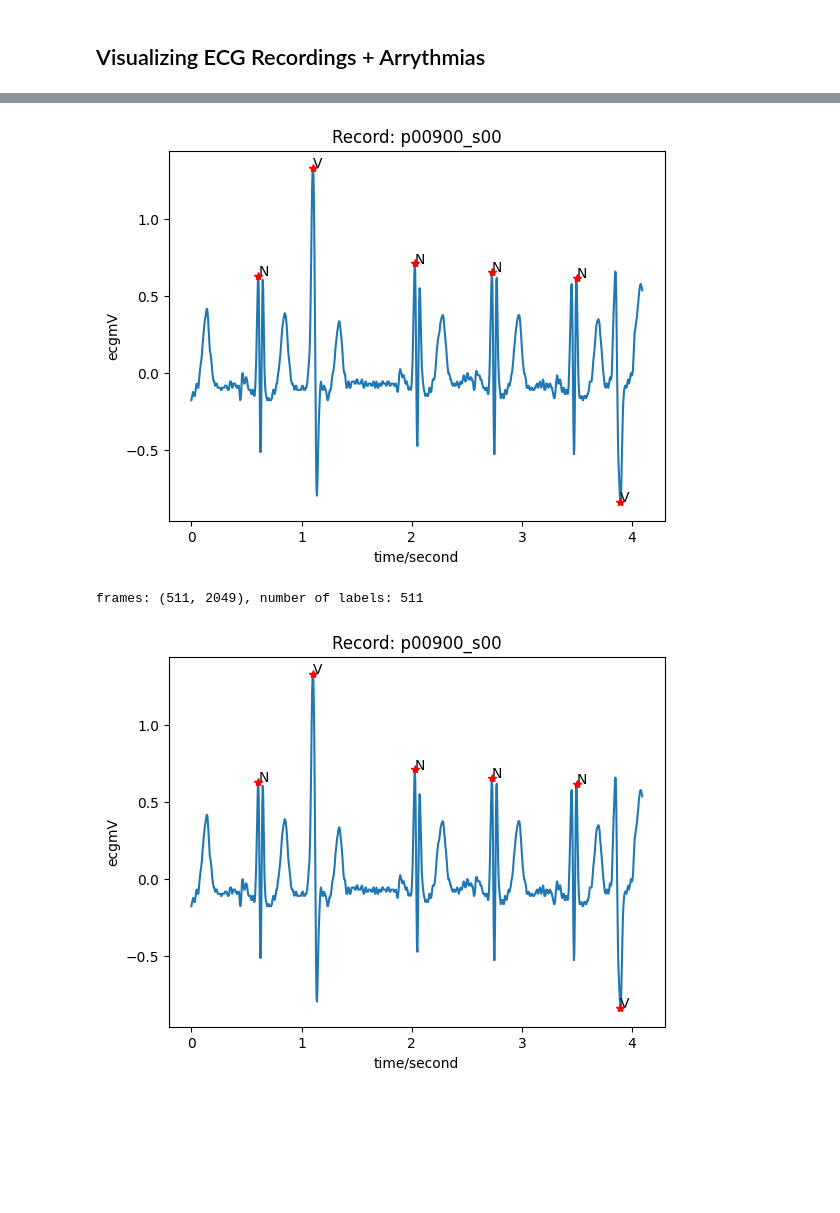
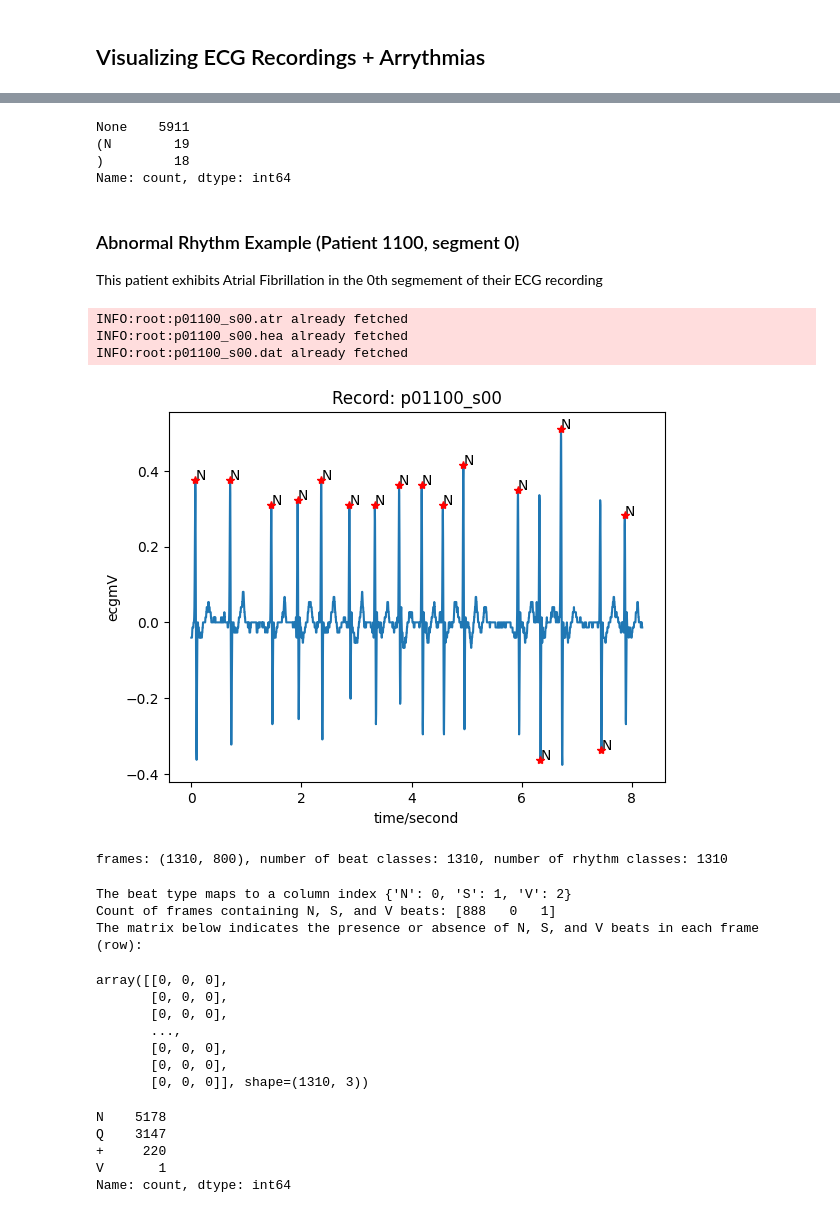
Before and after one commit to zhangchengyue/ECG_Classification, a Jupyter notebook: nbs/eda.ipynb, the cells around one changed output, grey strips where cells are left out. Saved outputs shown, nothing was run; the diff lists cells and outputs as text; code cells hidden in the pictures; blank space fills up the shorter version.

Commit message:
Update data loader to produce input vectors & corresponding (encoded) labels

```diff
--- a/nbs/eda.ipynb
+++ b/nbs/eda.ipynb
@@ -22,0 +22,4 @@ dataset = Icentia11k(Path("../data/icentia11k"))
+# %%
+# Tan et al. (Icentia11k) use a frame length of 2049.
+# However, we choose to use a smaller frame length to accomodate our DeepBeat-inspired model
+dataset = Icentia11k(Path("../data/icentia11k"), frame_length=800)
@@ -30,19 +92,58 @@ INFO:root:Downloading https://physionet.org/files/icentia11k-continuous-ecg/1.0/
+# %%
+# Sanity check: the count of classes above should be less than or equal to the counts from the WFDB file
+# Rhythm annotations are stored in the aux_note property
+pd.Series(ann.aux_note).value_counts()
+# %% [output]
+None    5911
+(N        19
+)         18
+Name: count, dtype: int64
+# %% [markdown]
+### Abnormal Rhythm Example (Patient 1100, segment 0)
+
+This patient exhibits Atrial Fibrillation in the 0th segmement of their ECG recording
 # %%
+# Adjust parameters to download additional data
+dataset.download(patient_id=1100, segments=[0])
+
 # Get recordings and annotations
-rec, ann = dataset.get_recording(patient_id=900, segment=00, start=2000, length=1024)
+rec, ann = dataset.get_recording(patient_id=1100, segment=0, start=10_000, length=2048)
+
+wfdb.plot_wfdb(rec, ann, plot_sym=True)
+# %% [output]
+INFO:root:p01100_s00.atr already fetched
+INFO:root:p01100_s00.hea already fetched
+INFO:root:p01100_s00.dat already fetched
+[figure, added]
-# %%
-wfdb.plot_wfdb(rec, ann, plot_sym=True)
-# %% [output]
-[figure, removed]
 # %%
-frames, labels = dataset.get_frames_and_labels(patient_id=900, segment=00)
-print(f"frames: {frames.shape}, number of labels: {len(labels)}")
+frames, beat_classes, rhythm_classes = dataset.get_frames_and_labels(patient_id=1100, segment=0)
+print(f"frames: {frames.shape}, number of beat classes: {len(beat_classes)}, number of rhythm classes: {len(rhythm_classes)}")
 # %% [output]
-frames: (511, 2049), number of labels: 511
+frames: (1310, 800), number of beat classes: 1310, number of rhythm classes: 1310
-# %%
-# Example of Premature Vascular Contraction (PVC)
-# Here, V=ESV (PVC)
-rec, ann = dataset.get_recording(patient_id=900, segment=0, start=2000, length=1024)
-wfdb.plot_wfdb(rec, ann, plot_sym=True)
-# %% [output]
-[figure, removed]
+# %%
+print("The beat type maps to a column index", dataset.beat_mapping)
+print("Count of frames containing N, S, and V beats:", np.sum(beat_classes, axis=0))
+print("The matrix below indicates the presence or absence of N, S, and V beats in each frame (row):")
+beat_classes
+# %% [output]
+The beat type maps to a column index {'N': 0, 'S': 1, 'V': 2}
+Count of frames containing N, S, and V beats: [888   0   1]
+The matrix below indicates the presence or absence of N, S, and V beats in each frame (row):
+array([[0, 0, 0],
+       [0, 0, 0],
+       [0, 0, 0],
+       ...,
+       [0, 0, 0],
+       [0, 0, 0],
+       [0, 0, 0]], shape=(1310, 3))
+# %%
+# Sanity check: the count of classes above should be less than or equal the counts from the WFDB file
+rec, ann = dataset.get_recording(patient_id=1100, segment=00, start=0, length=frames.shape[0]*frames.shape[1])
+# Beat annotations are stored in the symbol property
+pd.Series(ann.symbol).value_counts()
+# %% [output]
+N    5178
+Q    3147
++     220
+V       1
+Name: count, dtype: int64
```
Also changed, not shown: parts of 11 cells of this notebook, 1 other file.
